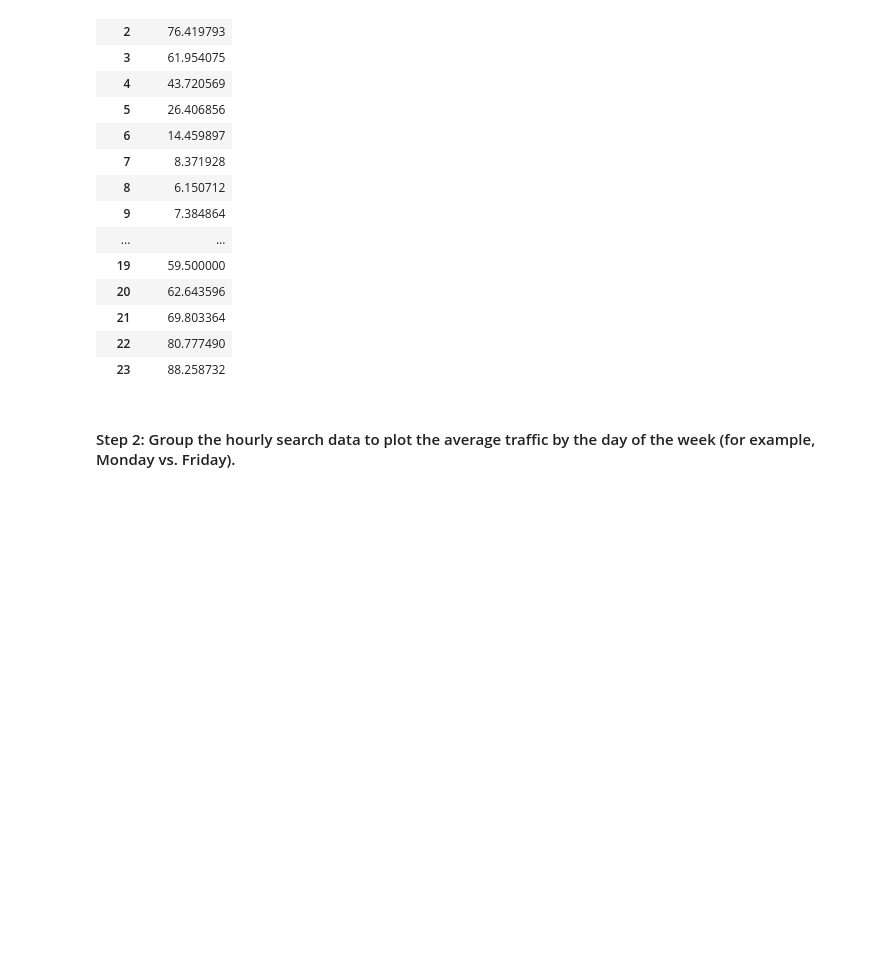
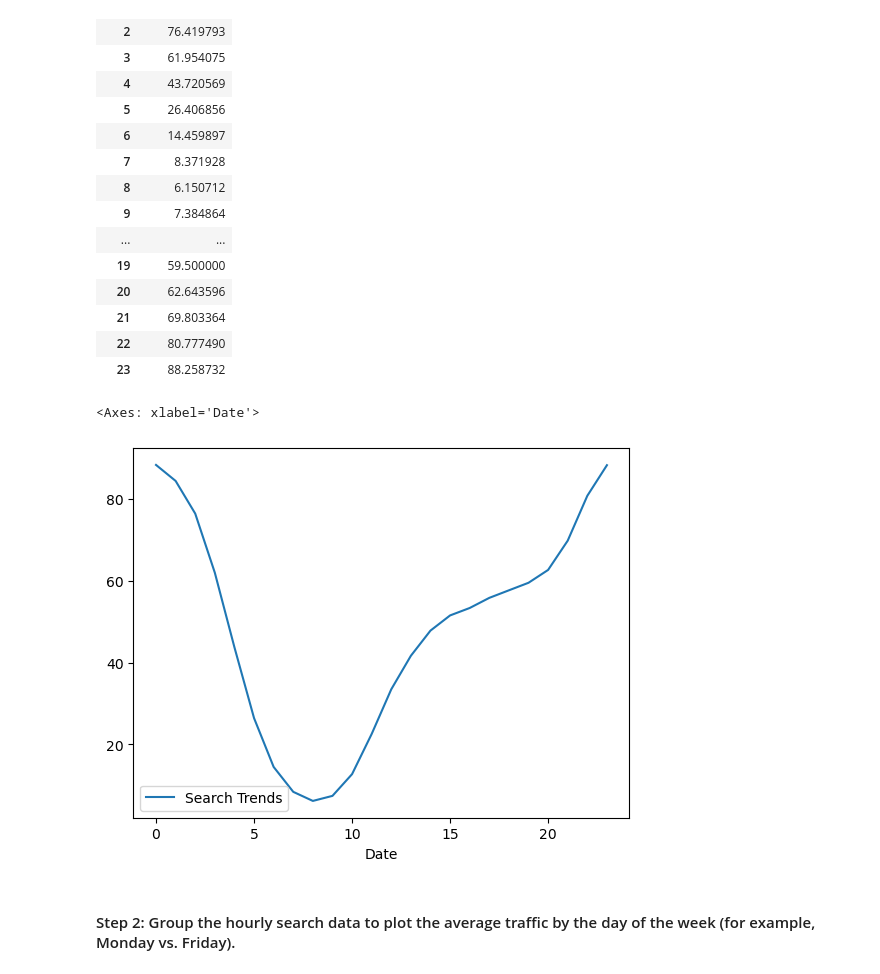
Before and after one commit to awm66/prophet-challenge, a Jupyter notebook: forecasting_net_prophet.ipynb, the cells around one changed output. Saved outputs shown, nothing was run; the diff lists cells and outputs as text; code cells hidden in the pictures; blank space fills up the shorter version.

```diff
--- a/forecasting_net_prophet.ipynb
+++ b/forecasting_net_prophet.ipynb
@@ -220,6 +221,12 @@ average_by_hour
 | 21 | 69.803364 |
 | 22 | 80.777490 |
 | 23 | 88.258732 |
+# %%
+# Plot average by hour
+average_by_hour.plot()
+# %% [output]
+<Axes: xlabel='Date'>
+[figure, added]
 # %% [markdown]
 #### Step 2: Group the hourly search data to plot the average traffic by the day of the week (for example, Monday vs. Friday).
 # %%
```
Also changed, not shown: parts of 26 cells of this notebook.
